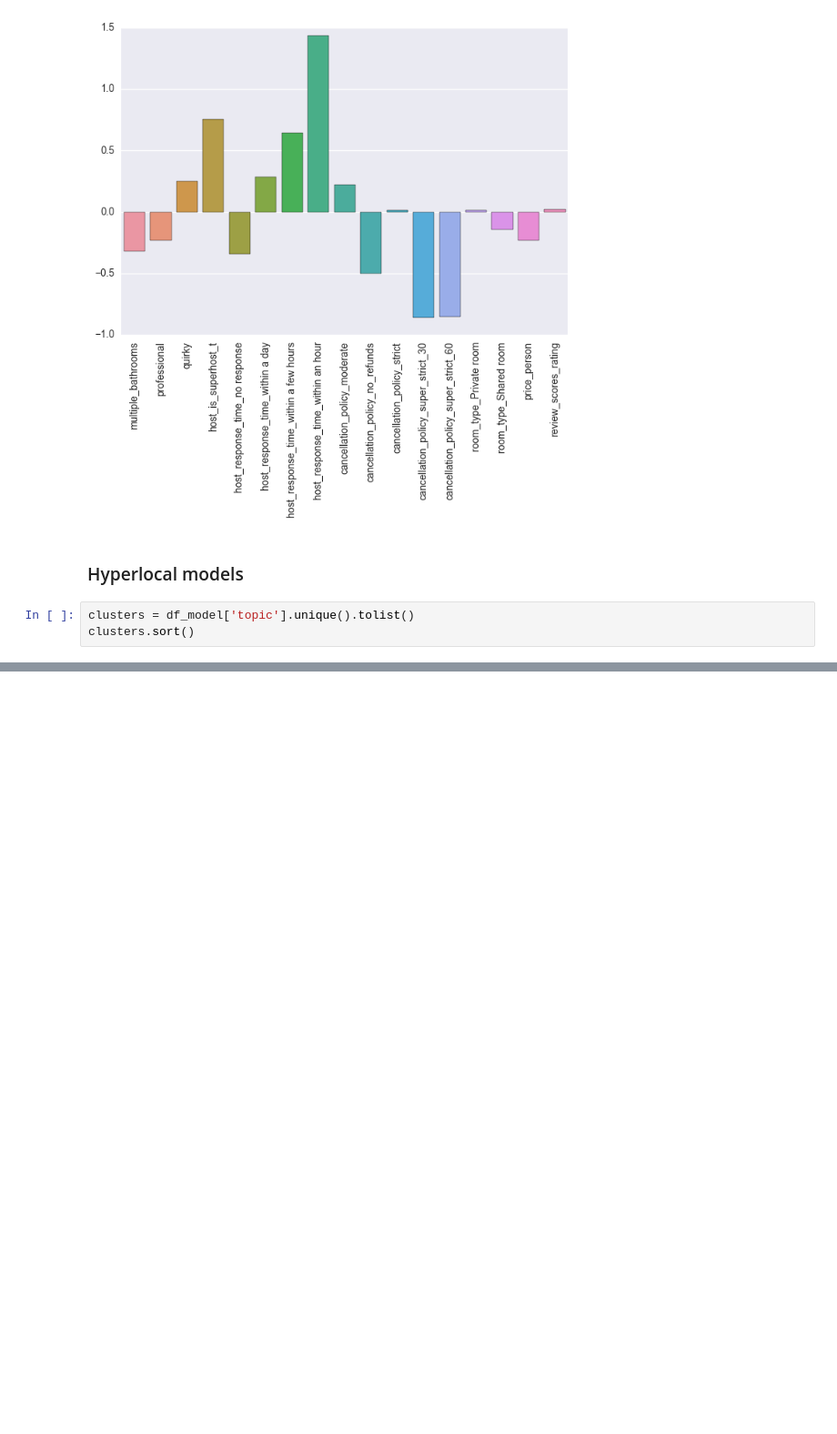
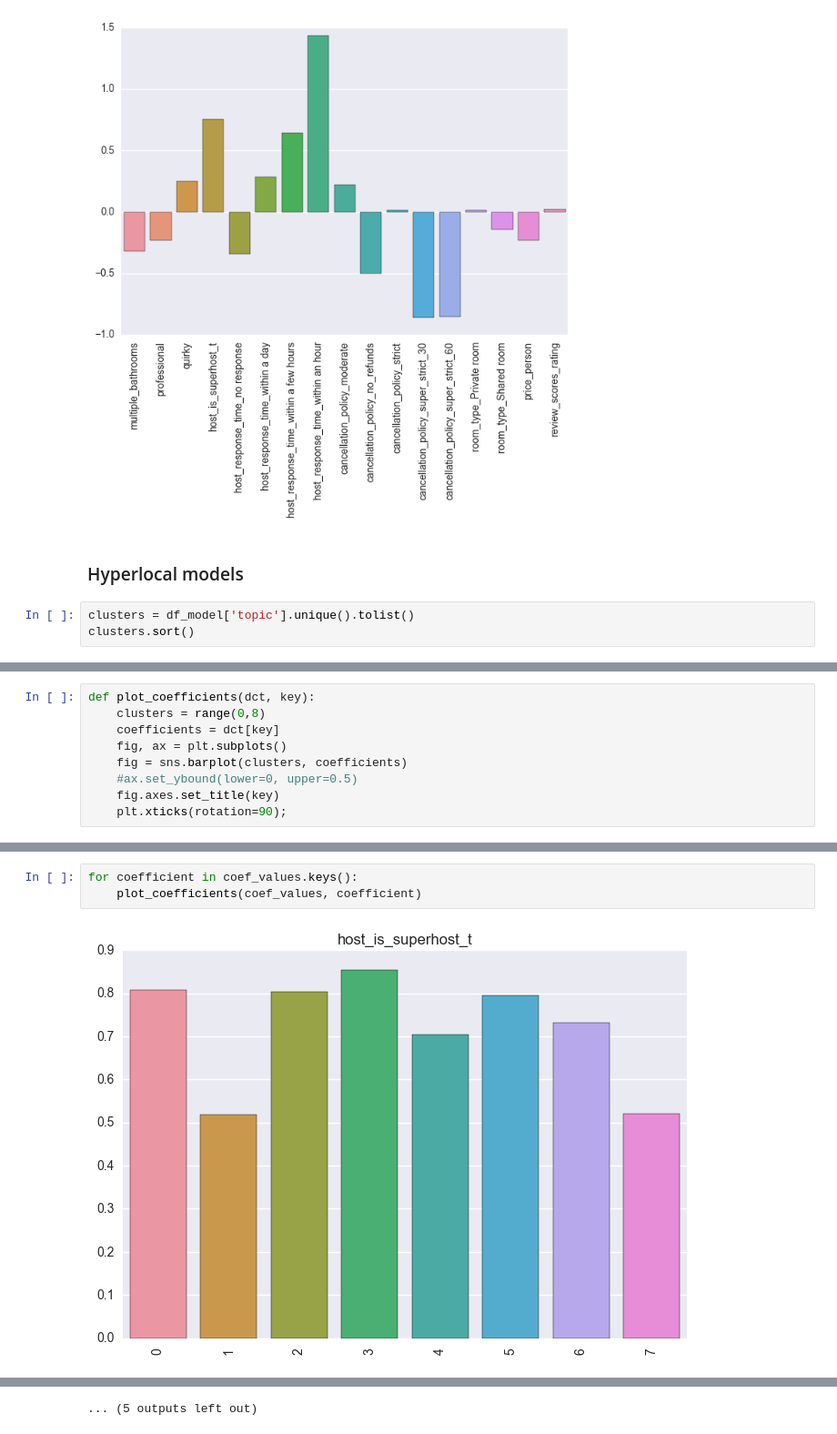
Before and after one commit to emw1687/benson, a Jupyter notebook: 05_kojak/notebooks/07_linear_regression.ipynb, the cells around one changed output, grey strips where cells are left out. Shown at 91% size. Saved outputs shown, nothing was run; the diff lists cells and outputs as text; blank space fills up the shorter version.

```diff
--- a/05_kojak/notebooks/07_linear_regression.ipynb
+++ b/05_kojak/notebooks/07_linear_regression.ipynb
@@ -173,0 +191,9 @@ for cluster in clusters:
+# %%
+def plot_coefficients(dct, key):
+    clusters = range(0,8)
+    coefficients = dct[key]
+    fig, ax = plt.subplots()
+    fig = sns.barplot(clusters, coefficients)
+    #ax.set_ybound(lower=0, upper=0.5)
+    fig.axes.set_title(key)
+    plt.xticks(rotation=90);
@@ -173,0 +211,5 @@ for cluster in clusters:
+# %%
+for coefficient in coef_values.keys():
+    plot_coefficients(coef_values, coefficient)
+# %% [output]
+[figure, added]
@@ -173,0 +227 @@ for cluster in clusters:
+... (5 outputs left out)
```
Also changed, not shown: parts of 6 cells of this notebook, 1 other file.
